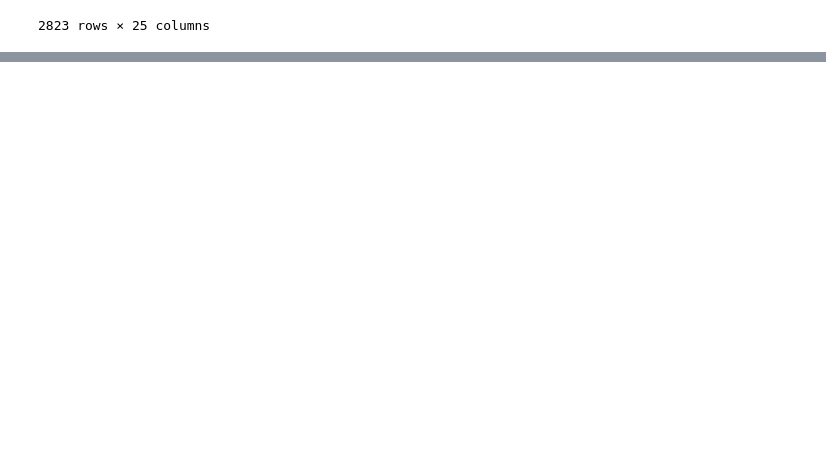
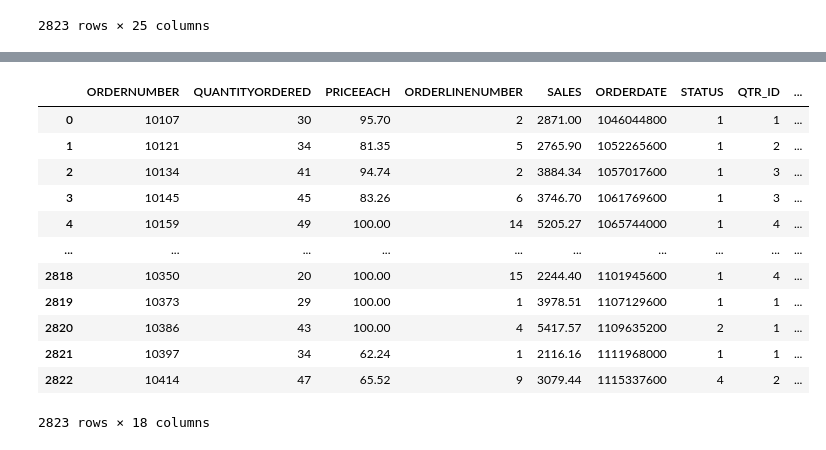
Before and after one commit to Advait0801/SPPU-COMP-2019-Assignments, a Jupyter notebook: K-Means Clustering/K_Means_Clustering.ipynb, the cells around one changed output, grey strips where cells are left out. Drawn from its saved outputs; the diff is of its cells as text; code cells hidden in the pictures; blank space fills up the shorter version.

```diff
--- a/K-Means Clustering/K_Means_Clustering.ipynb
+++ b/K-Means Clustering/K_Means_Clustering.ipynb
@@ -39,3 +63,32 @@ ds
+# %%
+# Convert ORDERDATE to a numeric attribute (Unix timestamp)
+ds['ORDERDATE'] = pd.to_datetime(ds['ORDERDATE'])
+ds['ORDERDATE'] = ds['ORDERDATE'].astype('int64') // 10**9
+
+# Transform STATUS into a numeric attribute
+ds['STATUS'] = ds['STATUS'].replace('Shipped', 1)
+ds['STATUS'] = ds['STATUS'].replace('Resolved', 2)
+ds['STATUS'] = ds['STATUS'].replace('Cancelled', 3)
+ds['STATUS'] = ds['STATUS'].replace('On Hold', 4)
+ds['STATUS'] = ds['STATUS'].replace('Disputed', 5)
+ds['STATUS'] = ds['STATUS'].replace('In Process', 6)
+
+ds = pd.get_dummies(ds, columns=['PRODUCTLINE'])
+ds
+# %% [output]
+|  | ORDERNUMBER | QUANTITYORDERED | PRICEEACH | ORDERLINENUMBER | SALES | ORDERDATE | STATUS | QTR_ID | ... |
+| 0 | 10107 | 30 | 95.70 | 2 | 2871.00 | 1046044800 | 1 | 1 | ... |
+| 1 | 10121 | 34 | 81.35 | 5 | 2765.90 | 1052265600 | 1 | 2 | ... |
+| 2 | 10134 | 41 | 94.74 | 2 | 3884.34 | 1057017600 | 1 | 3 | ... |
+| 3 | 10145 | 45 | 83.26 | 6 | 3746.70 | 1061769600 | 1 | 3 | ... |
+| 4 | 10159 | 49 | 100.00 | 14 | 5205.27 | 1065744000 | 1 | 4 | ... |
+| ... | ... | ... | ... | ... | ... | ... | ... | ... | ... |
+| 2818 | 10350 | 20 | 100.00 | 15 | 2244.40 | 1101945600 | 1 | 4 | ... |
+| 2819 | 10373 | 29 | 100.00 | 1 | 3978.51 | 1107129600 | 1 | 1 | ... |
+| 2820 | 10386 | 43 | 100.00 | 4 | 5417.57 | 1109635200 | 2 | 1 | ... |
+| 2821 | 10397 | 34 | 62.24 | 1 | 2116.16 | 1111968000 | 1 | 1 | ... |
+| 2822 | 10414 | 47 | 65.52 | 9 | 3079.44 | 1115337600 | 4 | 2 | ... |
+2823 rows × 18 columns
 # %%
 from sklearn.cluster import KMeans
 
```
Also changed, not shown: parts of 8 cells of this notebook.
